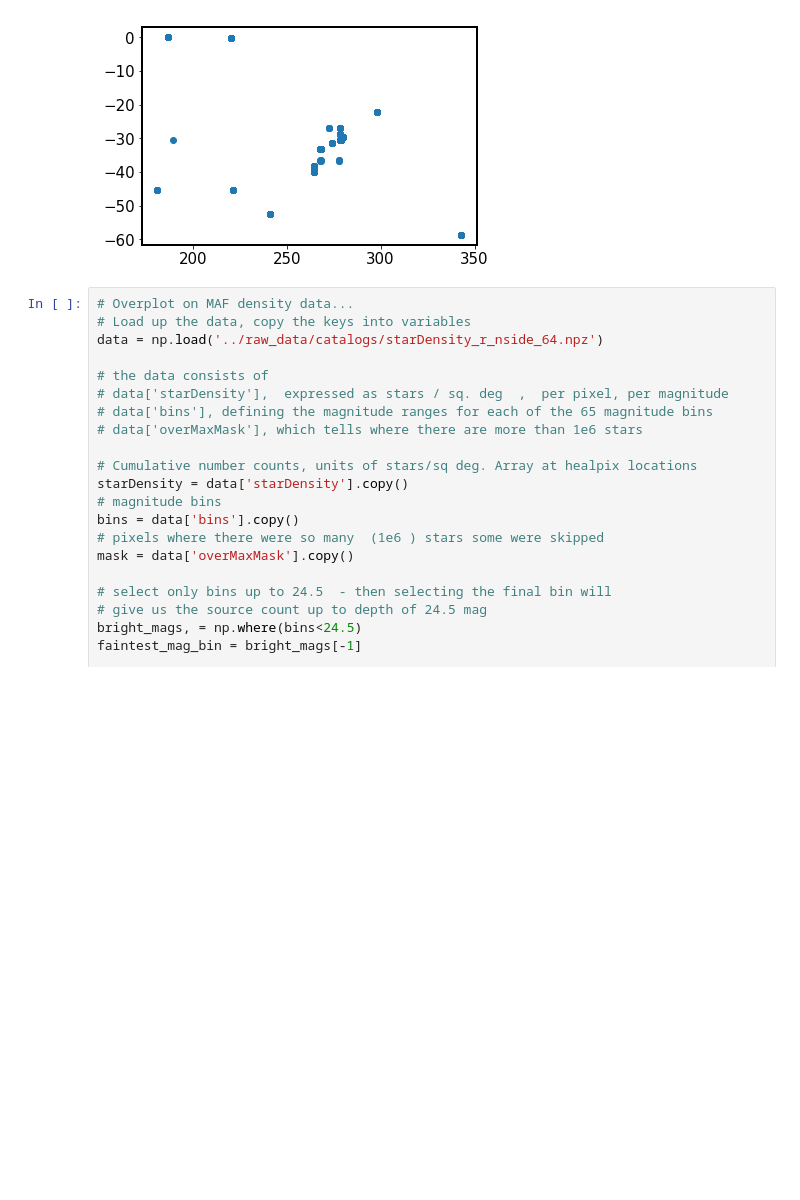
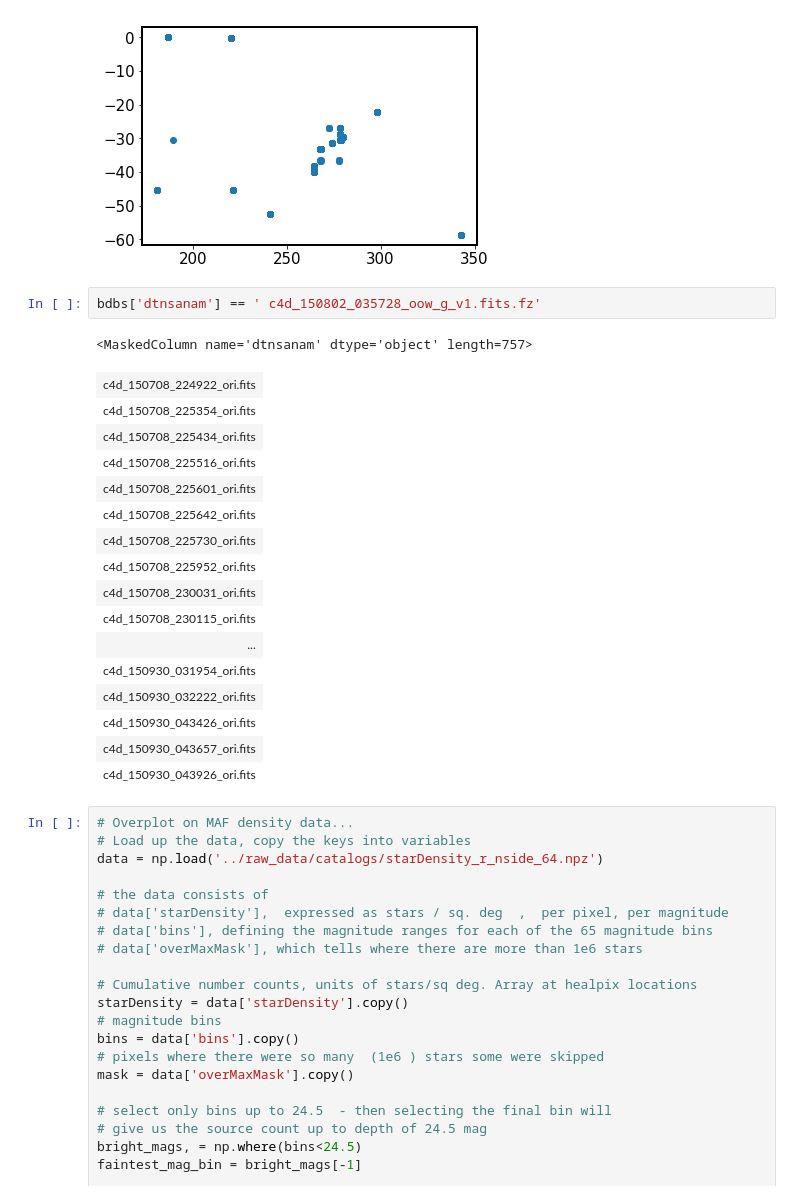
Before and after one commit to suberlak/crowded_fields, a Jupyter notebook: code/BBDS_MAF_download.ipynb, the cells around one changed output. Drawn from its saved outputs; the diff is of its cells as text; blank space fills up the shorter version.

```diff
--- a/code/BBDS_MAF_download.ipynb
+++ b/code/BBDS_MAF_download.ipynb
@@ -40,6 +40,26 @@ plt.scatter(bdbs['ra'].data, bdbs['dec'].data)
 # %% [output]
 <matplotlib.collections.PathCollection at 0x...>
 [figure]
+# %%
+bdbs['dtnsanam'] == ' c4d_150802_035728_oow_g_v1.fits.fz'
+# %% [output]
+<MaskedColumn name='dtnsanam' dtype='object' length=757>
+| c4d_150708_224922_ori.fits |
+| c4d_150708_225354_ori.fits |
+| c4d_150708_225434_ori.fits |
+| c4d_150708_225516_ori.fits |
+| c4d_150708_225601_ori.fits |
+| c4d_150708_225642_ori.fits |
+| c4d_150708_225730_ori.fits |
+| c4d_150708_225952_ori.fits |
+| c4d_150708_230031_ori.fits |
+| c4d_150708_230115_ori.fits |
+| ... |
+| c4d_150930_031954_ori.fits |
+| c4d_150930_032222_ori.fits |
+| c4d_150930_043426_ori.fits |
+| c4d_150930_043657_ori.fits |
+| c4d_150930_043926_ori.fits |
 # %%
 # Overplot on MAF density data...
 # Load up the data, copy the keys into variables
```
Also changed, not shown: parts of 1 cell of this notebook.
